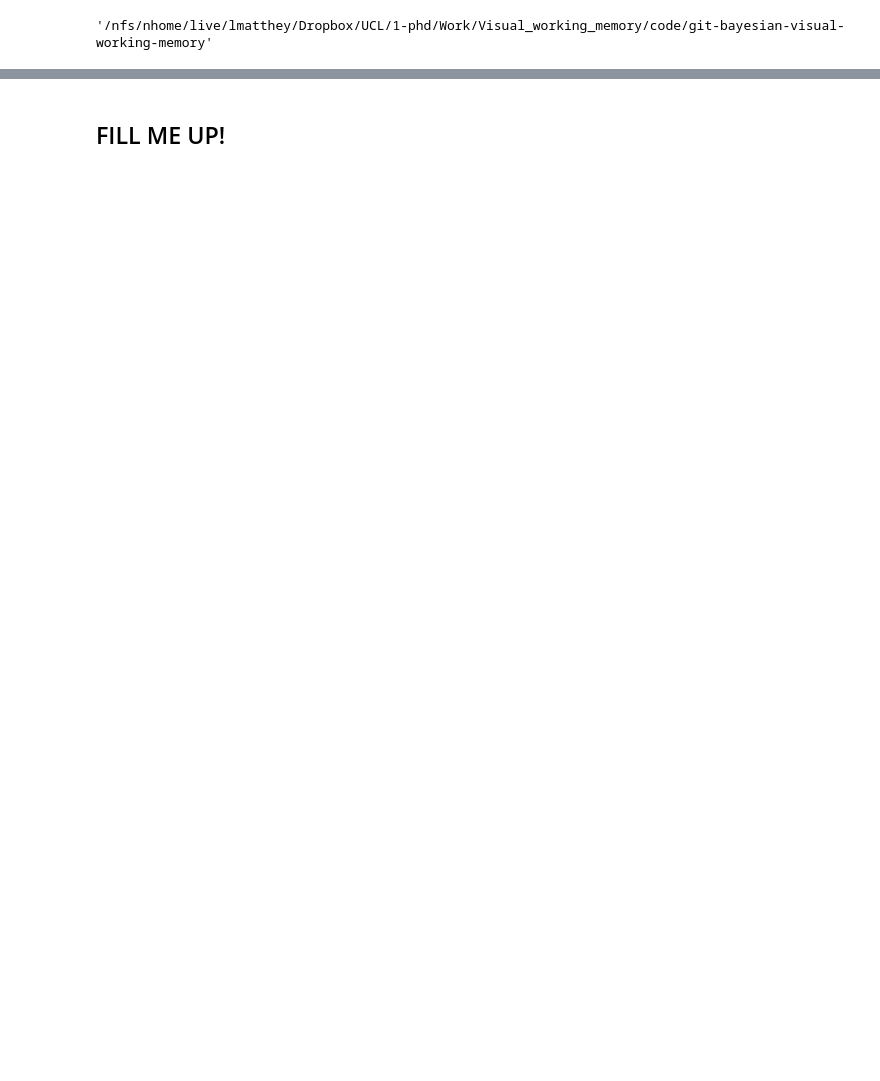
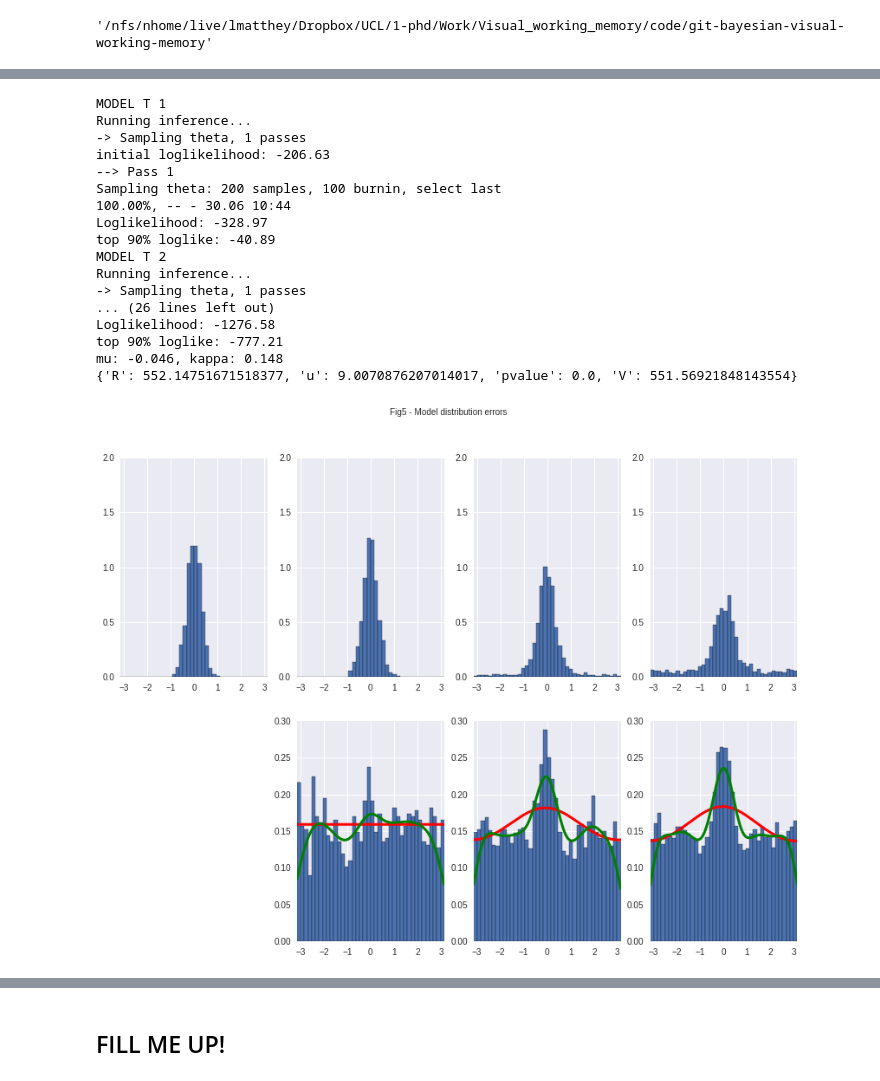
Before and after one commit to Azhag/Bayesian-visual-working-memory, a Jupyter notebook: Experiments/fitexperiment_allt_cmaes_11_2015/notebook_fitexperimentallt_cmaes_5try_280316.ipynb, the cells around one changed output, grey strips where cells are left out. Cells and saved outputs as stored; diff of their text form; code cells hidden in the pictures; blank space fills up the shorter version.

```diff
--- a/Experiments/fitexperiment_allt_cmaes_11_2015/notebook_fitexperimentallt_cmaes_5try_280316.ipynb
+++ b/Experiments/fitexperiment_allt_cmaes_11_2015/notebook_fitexperimentallt_cmaes_5try_280316.ipynb
@@ -390,0 +313,21 @@ mu: 0.028, kappa: 0.193
+# %%
+axesFig5 = plots_fit_exp.plots_distrib_errors_fig5()
+# %% [output]
+MODEL T 1
+Running inference...
+-> Sampling theta, 1 passes
+initial loglikelihood: -206.63
+--> Pass 1
+Sampling theta: 200 samples, 100 burnin, select last
+100.00%, -- - 30.06 10:44
+Loglikelihood: -328.97
+top 90% loglike: -40.89
+MODEL T 2
+Running inference...
+-> Sampling theta, 1 passes
+... (26 lines left out)
+Loglikelihood: -1276.58
+top 90% loglike: -777.21
+mu: -0.046, kappa: 0.148
+{'R': 552.14751671518377, 'u': 9.0070876207014017, 'pvalue': 0.0, 'V': 551.56921848143554}
+[figure, added]
```
Also changed, not shown: parts of 17 cells of this notebook, 10 other files.
